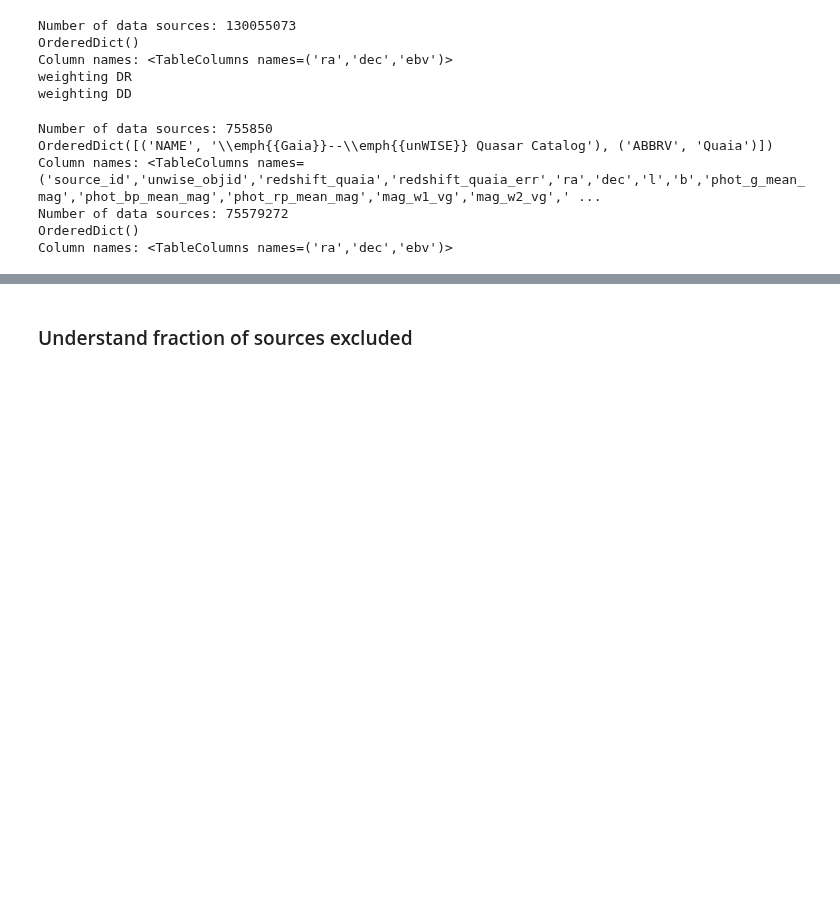
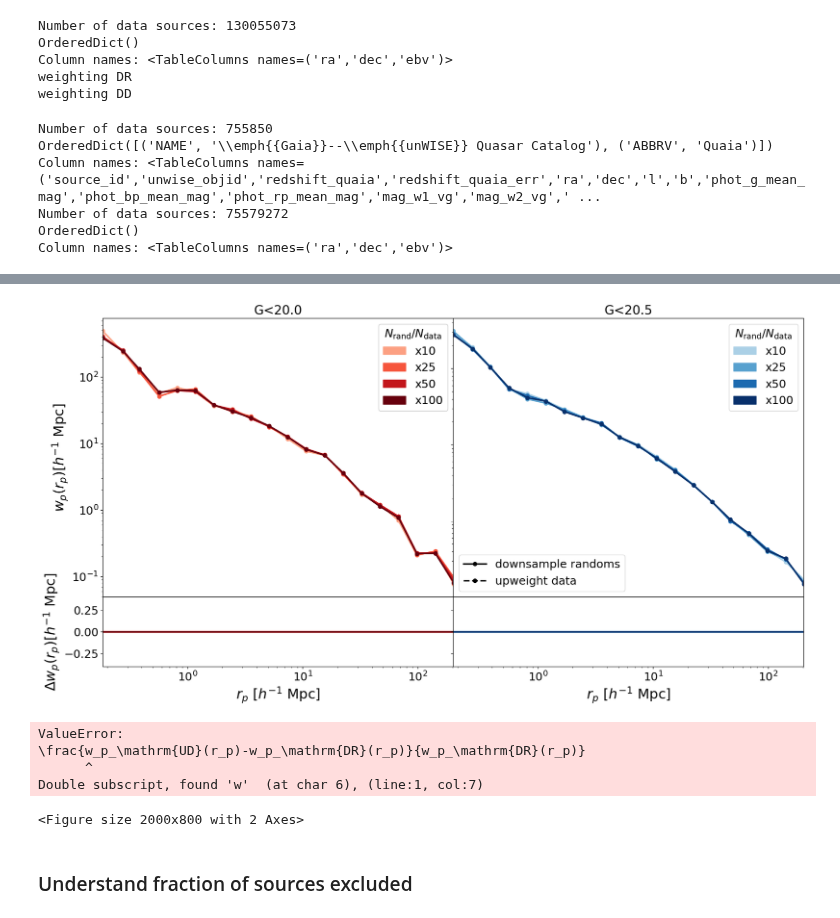
Before and after one commit to mshiferaw/quaia_bias, a Jupyter notebook: notebooks/2025-09-02_zminzmax_facrand.ipynb, the cells around one changed output, grey strips where cells are left out. Saved outputs shown, nothing was run; the diff lists cells and outputs as text; code cells hidden in the pictures; blank space fills up the shorter version.

Commit message:
test effect of facrand

```diff
--- a/notebooks/2025-09-02_zminzmax_facrand.ipynb
+++ b/notebooks/2025-09-02_zminzmax_facrand.ipynb
@@ -179,7 +179,7 @@ for G, cmap in zip(G_array, cmaps):
              color = 'black')
 
     for zbin in zbin_array[:-1]:
-        tab_datahi_mask_zbin0, tab_randhi_mask_zbin0, key_zbin0, _, _ = quaia.make_bins(G, int(zbin),True, 'z', z_bins = zbin_array,
+        tab_datahi_mask_zbin0, tab_randhi_mask_zbin0, key_zbin0, _, _ = quaia.make_bins(G, int(zbin),True, 'z', bins = zbin_array,
                                                                                            tab_gcat_type = 'data', method = 'minmax')
         ax1.hist(tab_datahi_mask_zbin0['redshift_quaia'], label = '${:.0f}<z \leq{:.0f}$'.format(zbin, zbin+1),
                  bins = bins, color = cmap[int(zbin)])
@@ -280,7 +280,7 @@ for G, cmap in zip(G_array, cmaps):
              color = 'black')
 
     for zbin in zbin_array[:-1]:
-        tab_datahi_mask_zbin0, tab_randhi_mask_zbin0, key_zbin0, _, weights1 = quaia.make_bins(G, int(zbin),True, 'z', z_bins = zbin_array,
+        tab_datahi_mask_zbin0, tab_randhi_mask_zbin0, key_zbin0, _, weights1 = quaia.make_bins(G, int(zbin),True, 'z', bins = zbin_array,
                                                                                                tab_gcat_type = 'data', method = 'minmax',
                                                                                                allsky = '_allsky')
         ax1.hist(tab_datahi_mask_zbin0['redshift_quaia'], label = '${:.0f}<z \leq{:.0f}$'.format(zbin, zbin+1),
@@ -861,6 +861,10 @@ for j in range(len(facrand)):
         key = quaia.z_dist(tab_datahi, tab_randhi, mask_datahi, mask_randhi, N_datahi_mask, N_randhi_mask, mask_type = mask_type)
         wp, rpavg = quaia.wp_rp(tab_datahi[mask_datahi], tab_randhi[mask_randhi], key, nthreads = nthreads, rbins = rbins,
                                                            nbins = nbins, pimax = pimax)
+
+        np.save('../results/wp_G{}_{}x'.format(G_array[i], facrand[j]), wp)
+        np.save('../results/rpavg_G{}_{}x'.format(G_array[i], facrand[j]), rpavg)
+
         wp_test[G_array[i]].append(wp)
         rpavg_test[G_array[i]].append(rpavg)
 
@@ -873,6 +877,10 @@ for j in range(len(facrand)):
         wp, rpavg = quaia.wp_rp(tab_datahi[mask_datahi], tab_randhi_allsky[mask_randhi_allsky], key_allsky,
                                                       nthreads = nthreads, rbins = rbins, nbins = nbins, pimax = pimax,
                                                       weights1 = 1/selfunc_hi[pixel_indices_datahi_mask])
+
+        np.save('../results/wp_G{}_allsky_{}x'.format(G_array[i], facrand[j]), wp)
+        np.save('../results/rpavg_G{}_allsky_{}x'.format(G_array[i], facrand[j]), rpavg)
+
         wp_test_allsky[G_array[i]].append(wp)
         rpavg_test_allsky[G_array[i]].append(rpavg)
 # %% [output]
@@ -939,4 +971,60 @@ Column names: <TableColumns names=('ra','dec','ebv')>
 # %%
+# # plot!
+# fig = plt.figure(figsize = (20, 10))
+# gs = gridspec.GridSpec(2, 2, wspace = 0, height_ratios = [4,1], hspace = 0)
+
+# for i in range(len(colors)):
+
+#     ax1 = fig.add_subplot(gs[i])
+#     ax2 = fig.add_subplot(gs[i+2])
+
+#     for j in range(len(facrand)):
+
+#         rpavg = np.load('../results/rpavg_G{}_{}x.npy'.format(G_array[i], facrand[j]))
+#         wp = np.load('../results/wp_G{}_{}x.npy'.format(G_array[i], facrand[j]))
+#         ax1.plot(rpavg, wp, marker = 'o', label = 'downsample randoms',
+#                      linewidth = 2.5, color = cmaps[i][j])
+
+#         # upweighted method
+#         rpavg_allsky = np.load('../results/rpavg_G{}_allsky_{}x.npy'.format(G_array[i], facrand[j]))
+#         wp_allsky = np.load('../results/wp_G{}_allsky_{}x.npy'.format(G_array[i], facrand[j]))
+#         ax1.plot(rpavg_allsky, wp_allsky, marker = 'o', label = 'upweight data',
+#                      linewidth = 2.5, color = cmaps[i][j], linestyle = '--')
+
+#         ax1.set_title('G<{}'.format(G_array[i]))
+#         ax1.set_xticklabels([])
+#         ax1.set_yscale('log')
+#         ax1.set_xlim(quaia.recenter(rbins)[0], quaia.recenter(rbins)[-1])
+#         ax1.set_ylim(8e-4, 3e1)
+
+#         ax2.axhline(0, linewidth = 2.5,color = cmaps[i][j])
+#         ax2.plot(rpavg_allsky, (wp_allsky-wp)/wp, marker = 'o',
+#                  label = 'x{}'.format(facrand[j]), linewidth = 2.5, color = cmaps[i][j], linestyle = '--')
+#         ax2.set_xlabel(r'$r_p$ $[h^{-1}$ Mpc]') # projected
+#         ax2.set_xlim(quaia.recenter(rbins)[0], quaia.recenter(rbins)[-1])
+#         ax2.set_ylim(-0.4, 0.4)
+
+#         if scale == 'log':
+#             ax1.set_xscale('log')
+#             ax2.set_xscale('log')
+
+#         if i == 0:
+#             ax1.set_ylabel(r"$w_p(r_p)[h^{-1}$ Mpc]")
+#             ax2.set_ylabel(r"$\Delta w_p(r_p)[h^{-1}$ Mpc]")
+#         else:
+#             ax1.set_yticklabels([])
+#             ax2.set_yticklabels([])
+
+#     patch = [mpatches.Patch(color=cmaps[i][k], label='x{}'.format(facrand[k])) for k in range(len(cmaps[i]))]
+#     first_legend = ax1.legend(handles=patch, loc = 'upper right', title = "$N_\mathrm{rand}/N_\mathrm{data}$", title_fontsize = 18)
+#     ax1.add_artist(first_legend)
+
+# custom_lines = [Line2D([0], [0], color = 'black', linewidth = 2.5, linestyle = '-', marker = 'o'),
+#                 Line2D([0], [0], color = 'black', linewidth = 2.5, linestyle = '--', marker = 'o')]
+# ax1.legend(custom_lines, ['downsample randoms', 'upweight data'], loc = 'lower left')
+
+# plt.show()
+
 # plot!
 fig = plt.figure(figsize = (20, 10))
 gs = gridspec.GridSpec(2, 2, wspace = 0, height_ratios = [4,1], hspace = 0)
@@ -959,35 +1047,37 @@ for i in range(len(colors)):
         ax1.set_xticklabels([])
         ax1.set_yscale('log')
         ax1.set_xlim(quaia.recenter(rbins)[0], quaia.recenter(rbins)[-1])
-        ax1.set_ylim(8e-4, 3e1)
+        # ax1.set_ylim(8e-4, 3e1)
 
         ax2.axhline(0, linewidth = 2.5,color = cmaps[i][j])
         ax2.plot(rpavg_test_allsky[G_array[i]][j], (wp_test_allsky[G_array[i]][j]-wp_test[G_array[i]][j])/wp_test[G_array[i]][j], marker = 'o',
                  label = 'x{}'.format(facrand[j]), linewidth = 2.5, color = cmaps[i][j], linestyle = '--')
         ax2.set_xlabel(r'$r_p$ $[h^{-1}$ Mpc]') # projected
         ax2.set_xlim(quaia.recenter(rbins)[0], quaia.recenter(rbins)[-1])
         ax2.set_ylim(-0.4, 0.4)
 
         if scale == 'log':
             ax1.set_xscale('log')
             ax2.set_xscale('log')
 
         if i == 0:
             ax1.set_ylabel(r"$w_p(r_p)[h^{-1}$ Mpc]")
             ax2.set_ylabel(r"$\Delta w_p(r_p)[h^{-1}$ Mpc]")
         else:
             ax1.set_yticklabels([])
             ax2.set_yticklabels([])
 
     patch = [mpatches.Patch(color=cmaps[i][k], label='x{}'.format(facrand[k])) for k in range(len(cmaps[i]))]
     first_legend = ax1.legend(handles=patch, loc = 'upper right', title = "$N_\mathrm{rand}/N_\mathrm{data}$", title_fontsize = 18)
     ax1.add_artist(first_legend)
 
 custom_lines = [Line2D([0], [0], color = 'black', linewidth = 2.5, linestyle = '-', marker = 'o'),
                 Line2D([0], [0], color = 'black', linewidth = 2.5, linestyle = '--', marker = 'o')]
 ax1.legend(custom_lines, ['downsample randoms', 'upweight data'], loc = 'lower left')
 
 plt.show()
+# %% [output]
+[figure, added]
 # %%
 # plot!
 fig = plt.figure(figsize = (20, 8))
@@ -1025,6 +1115,12 @@ custom_lines = [Line2D([0], [0], color = 'black', linewidth = 2.5, linestyle = '
 ax1.legend(custom_lines, ['downsample randoms (DR)', 'upweight data (UD)'], loc = 'lower right')
 
 plt.show()
+# %% [output]
+ValueError:
+\frac{w_p_\mathrm{UD}(r_p)-w_p_\mathrm{DR}(r_p)}{w_p_\mathrm{DR}(r_p)}
+      ^
+Double subscript, found 'w'  (at char 6), (line:1, col:7)
+<Figure size 2000x800 with 2 Axes>
 # %% [markdown]
 ### Understand fraction of sources excluded
 # %%
```
Also changed, not shown: parts of 2 cells of this notebook, 4 other files.
